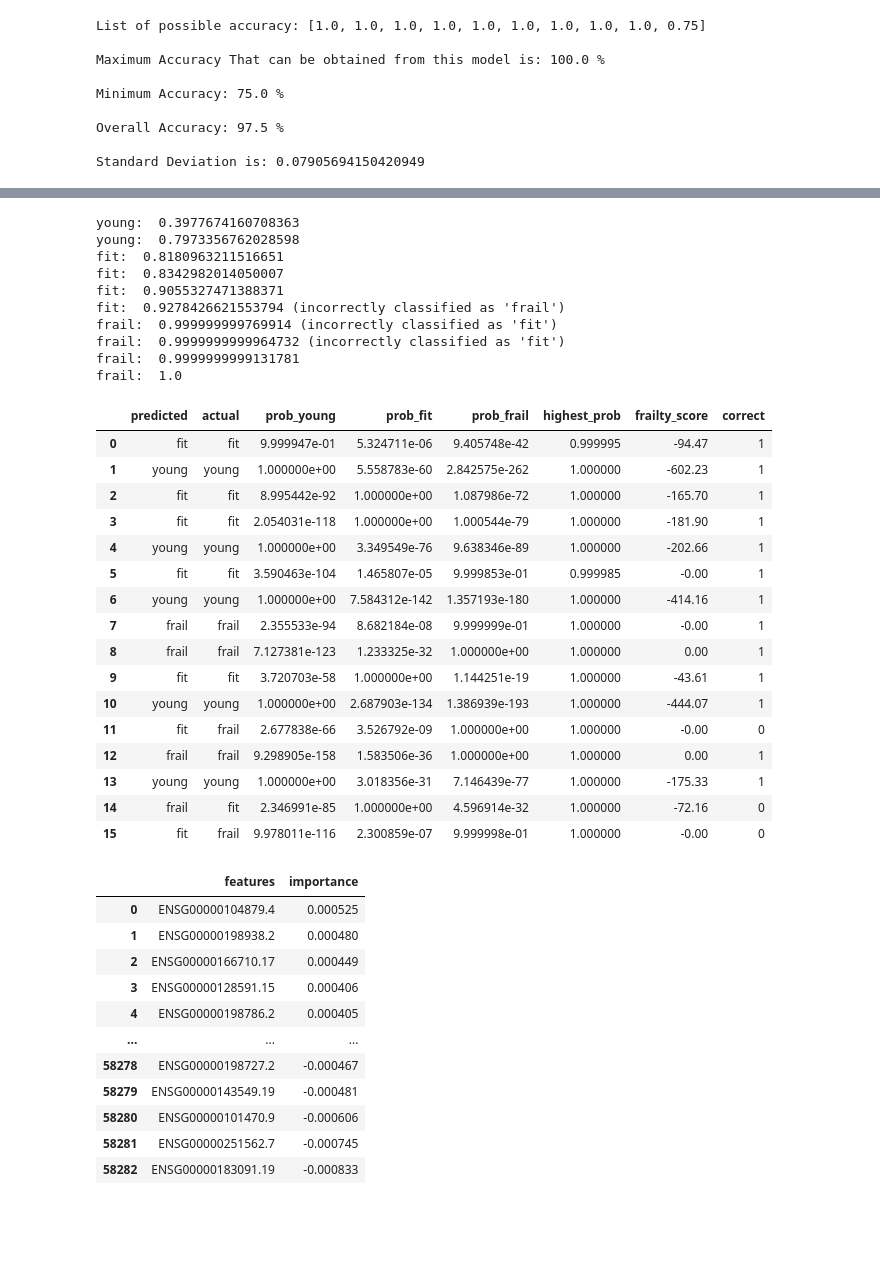
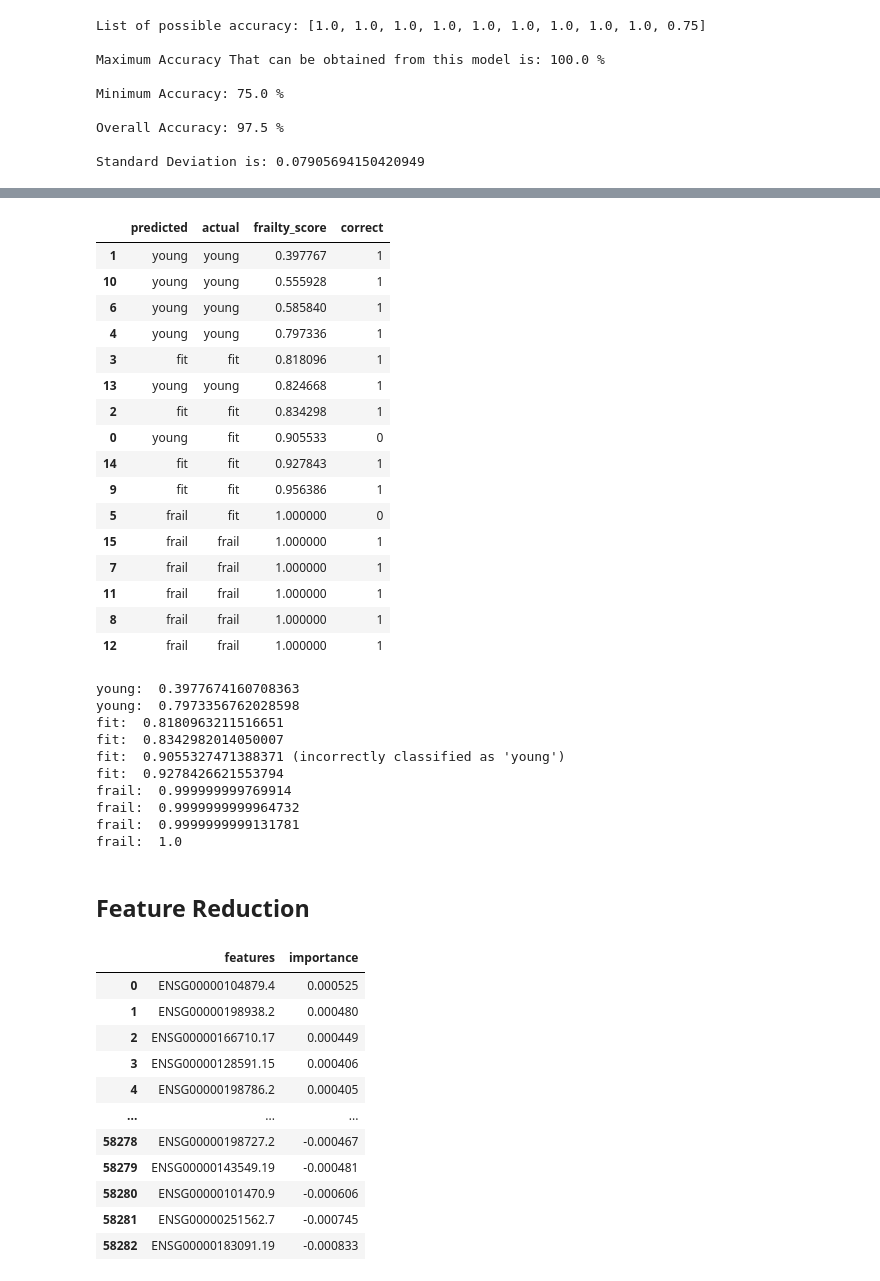
Before and after one commit to shehbeel/frailty-clinical-model, a Jupyter notebook: analyses/01-frailty-modeling/01-frailty-ml-model.ipynb, the cells around one changed output, grey strips where cells are left out. Cells and saved outputs as stored; diff of their text form; code cells hidden in the pictures; blank space fills up the shorter version.

```diff
--- a/analyses/01-frailty-modeling/01-frailty-ml-model.ipynb
+++ b/analyses/01-frailty-modeling/01-frailty-ml-model.ipynb
@@ -259,51 +290,42 @@ for i in range(len(X_test)):
+# %%
+results_df[['predicted', 'actual', 'frailty_score', 'correct']].sort_values(by=['frailty_score'])
+# %% [output]
+|  | predicted | actual | frailty_score | correct |
+| 1 | young | young | 0.397767 | 1 |
+| 10 | young | young | 0.555928 | 1 |
+| 6 | young | young | 0.585840 | 1 |
+| 4 | young | young | 0.797336 | 1 |
+| 3 | fit | fit | 0.818096 | 1 |
+| 13 | young | young | 0.824668 | 1 |
+| 2 | fit | fit | 0.834298 | 1 |
+| 0 | young | fit | 0.905533 | 0 |
+| 14 | fit | fit | 0.927843 | 1 |
+| 9 | fit | fit | 0.956386 | 1 |
+| 5 | frail | fit | 1.000000 | 0 |
+| 15 | frail | frail | 1.000000 | 1 |
+| 7 | frail | frail | 1.000000 | 1 |
+| 11 | frail | frail | 1.000000 | 1 |
+| 8 | frail | frail | 1.000000 | 1 |
+| 12 | frail | frail | 1.000000 | 1 |
 # %%
-print("young: ", (1+frailty_score[1]/1000))
-print("young: ", (1+frailty_score[4]/1000))
-print("fit: ", (1+frailty_score[3]/1000))
-print("fit: ", (1+frailty_score[2]/1000))
-print("fit: ", (1+frailty_score[0]/1000))
-print("fit: ", (1+frailty_score[14]/1000),  "(incorrectly classified as 'frail')")
-print("frail: ", (1+frailty_score[15]/1000),  "(incorrectly classified as 'fit')")
-print("frail: ", (1+frailty_score[11]/1000),  "(incorrectly classified as 'fit')")
-print("frail: ", (1+frailty_score[7]/1000))
-print("frail: ", (1+frailty_score[8]/1000))
+print("young: ", frailty_score[1])
+print("young: ", frailty_score[4])
+print("fit: ", frailty_score[3])
+print("fit: ", frailty_score[2])
+print("fit: ", frailty_score[0], "(incorrectly classified as 'young')")
+print("fit: ", frailty_score[14]),
+print("frail: ", frailty_score[15])
+print("frail: ", frailty_score[11])
+print("frail: ", frailty_score[7])
+print("frail: ", frailty_score[8])
 # %% [output]
 young:  0.3977674160708363
 young:  0.7973356762028598
 fit:  0.8180963211516651
 fit:  0.8342982014050007
-fit:  0.9055327471388371
-fit:  0.9278426621553794 (incorrectly classified as 'frail')
-frail:  0.999999999769914 (incorrectly classified as 'fit')
-frail:  0.9999999999964732 (incorrectly classified as 'fit')
+fit:  0.9055327471388371 (incorrectly classified as 'young')
+fit:  0.9278426621553794
+frail:  0.999999999769914
+frail:  0.9999999999964732
 frail:  0.9999999999131781
 frail:  1.0
-# %%
-results_df = pd.DataFrame()
-results_df['predicted'] = list(y_pred)
-results_df['actual'] = list(y_test)
-results_df['prob_young'] = prob_young
-results_df['prob_fit'] = prob_fit
-results_df['prob_frail'] = prob_frail
-results_df['highest_prob'] = results_df[['prob_young', 'prob_fit', 'prob_frail']].max(axis=1)
-results_df['frailty_score'] = frailty_score
-results_df['correct'] = (results_df['predicted'] == results_df['actual']).astype(int)
-results_df
-# %% [output]
-|  | predicted | actual | prob_young | prob_fit | prob_frail | highest_prob | frailty_score | correct |
-| 0 | fit | fit | 9.999947e-01 | 5.324711e-06 | 9.405748e-42 | 0.999995 | -94.47 | 1 |
-| 1 | young | young | 1.000000e+00 | 5.558783e-60 | 2.842575e-262 | 1.000000 | -602.23 | 1 |
-| 2 | fit | fit | 8.995442e-92 | 1.000000e+00 | 1.087986e-72 | 1.000000 | -165.70 | 1 |
-| 3 | fit | fit | 2.054031e-118 | 1.000000e+00 | 1.000544e-79 | 1.000000 | -181.90 | 1 |
-| 4 | young | young | 1.000000e+00 | 3.349549e-76 | 9.638346e-89 | 1.000000 | -202.66 | 1 |
-| 5 | fit | fit | 3.590463e-104 | 1.465807e-05 | 9.999853e-01 | 0.999985 | -0.00 | 1 |
-| 6 | young | young | 1.000000e+00 | 7.584312e-142 | 1.357193e-180 | 1.000000 | -414.16 | 1 |
-| 7 | frail | frail | 2.355533e-94 | 8.682184e-08 | 9.999999e-01 | 1.000000 | -0.00 | 1 |
-| 8 | frail | frail | 7.127381e-123 | 1.233325e-32 | 1.000000e+00 | 1.000000 | 0.00 | 1 |
-| 9 | fit | fit | 3.720703e-58 | 1.000000e+00 | 1.144251e-19 | 1.000000 | -43.61 | 1 |
-| 10 | young | young | 1.000000e+00 | 2.687903e-134 | 1.386939e-193 | 1.000000 | -444.07 | 1 |
-| 11 | fit | frail | 2.677838e-66 | 3.526792e-09 | 1.000000e+00 | 1.000000 | -0.00 | 0 |
-| 12 | frail | frail | 9.298905e-158 | 1.583506e-36 | 1.000000e+00 | 1.000000 | 0.00 | 1 |
-| 13 | young | young | 1.000000e+00 | 3.018356e-31 | 7.146439e-77 | 1.000000 | -175.33 | 1 |
-| 14 | frail | fit | 2.346991e-85 | 1.000000e+00 | 4.596914e-32 | 1.000000 | -72.16 | 0 |
-| 15 | fit | frail | 9.978011e-116 | 2.300859e-07 | 9.999998e-01 | 1.000000 | -0.00 | 0 |
@@ -331,3 +332,5 @@ imp_genes_fil
+# %% [markdown]
+## Feature Reduction
 # %%
 # What are the most important features?
 feature_list = df.columns
```
Also changed, not shown: parts of 14 cells of this notebook.
